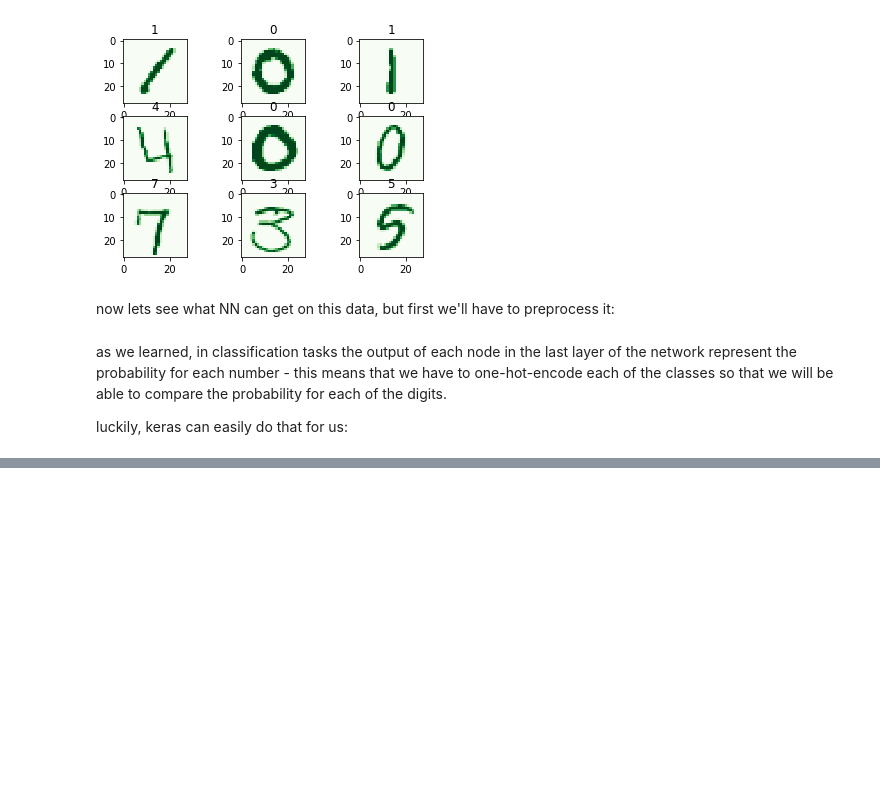
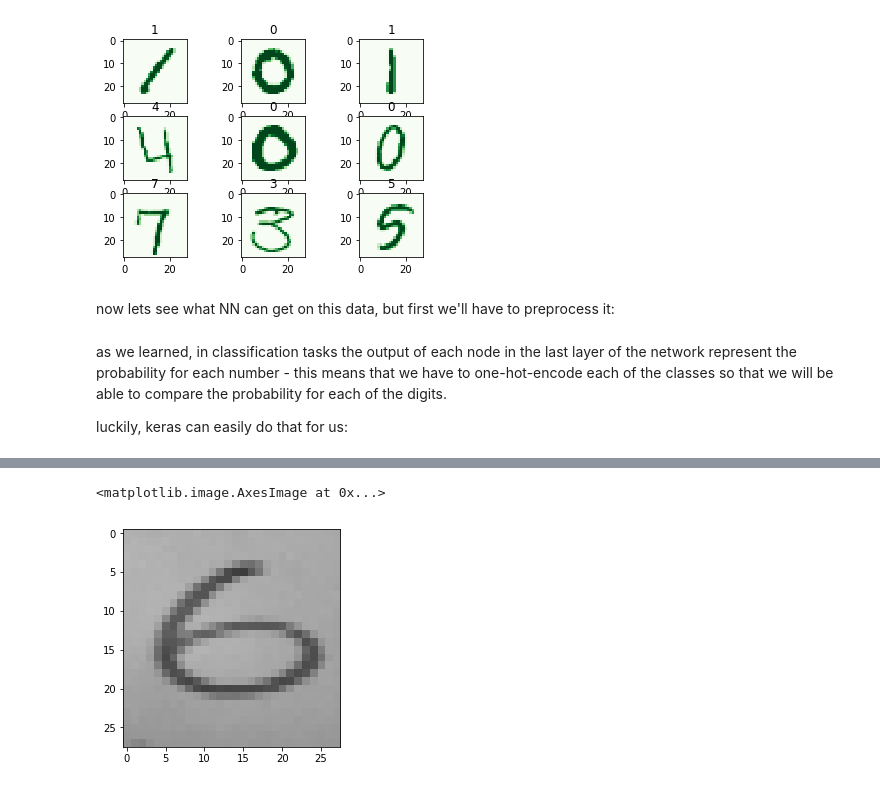
Before and after one commit to nathanie/practical-data-science-course, a Jupyter notebook: practical_session_3/mnist/models/image_basics_mnist.ipynb, the cells around one changed output, grey strips where cells are left out. Saved outputs shown, nothing was run; the diff lists cells and outputs as text; code cells hidden in the pictures; blank space fills up the shorter version.

```diff
--- a/practical_session_3/mnist/models/image_basics_mnist.ipynb
+++ b/practical_session_3/mnist/models/image_basics_mnist.ipynb
@@ -384,0 +511,6 @@ ImportError: No module named 'PIL'
+# %%
+img_resized = cv2.resize(img,(28,28))
+plt.imshow(img_resized)
+# %% [output]
+<matplotlib.image.AxesImage at 0x...>
+[figure, added]
```
Also changed, not shown: parts of 16 cells of this notebook.
